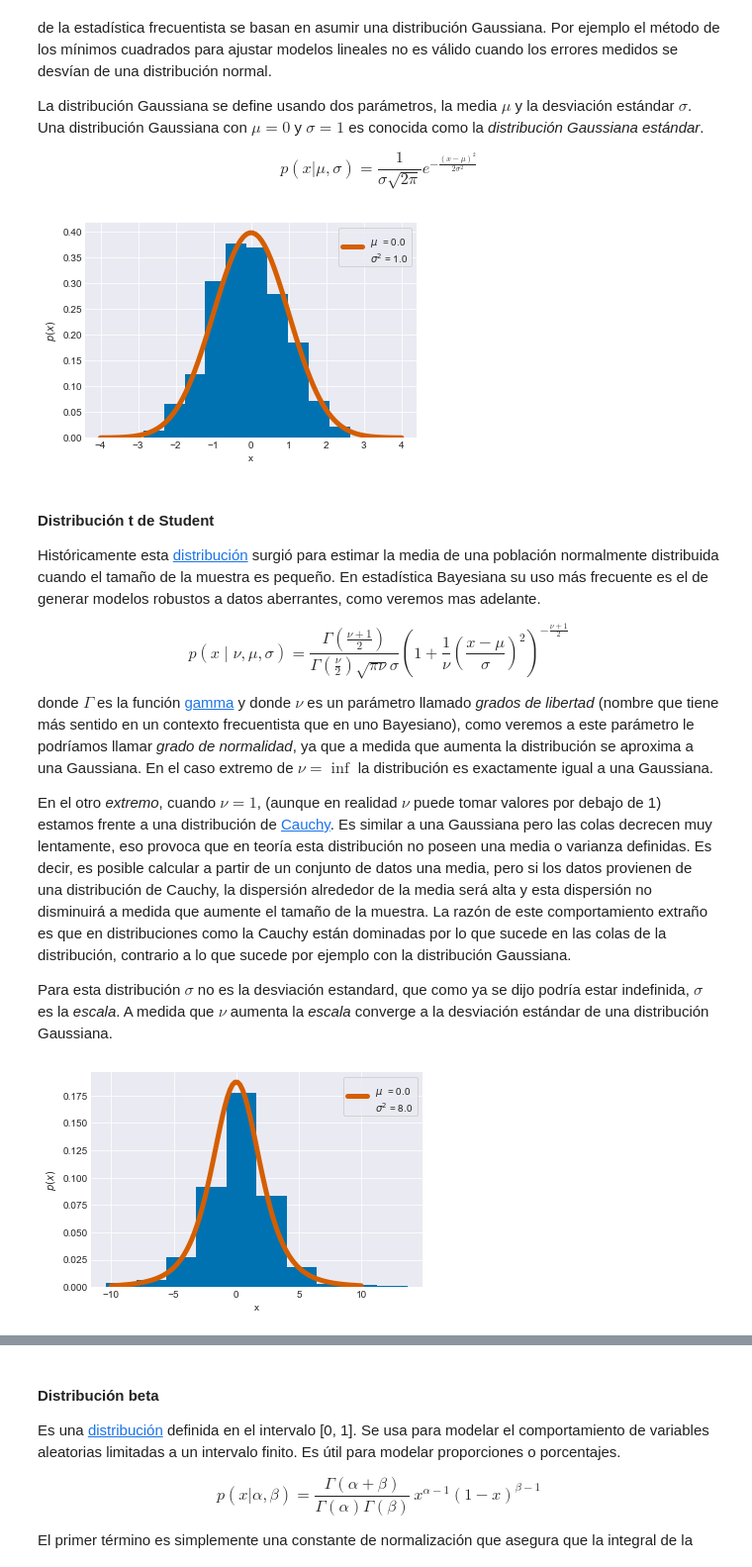
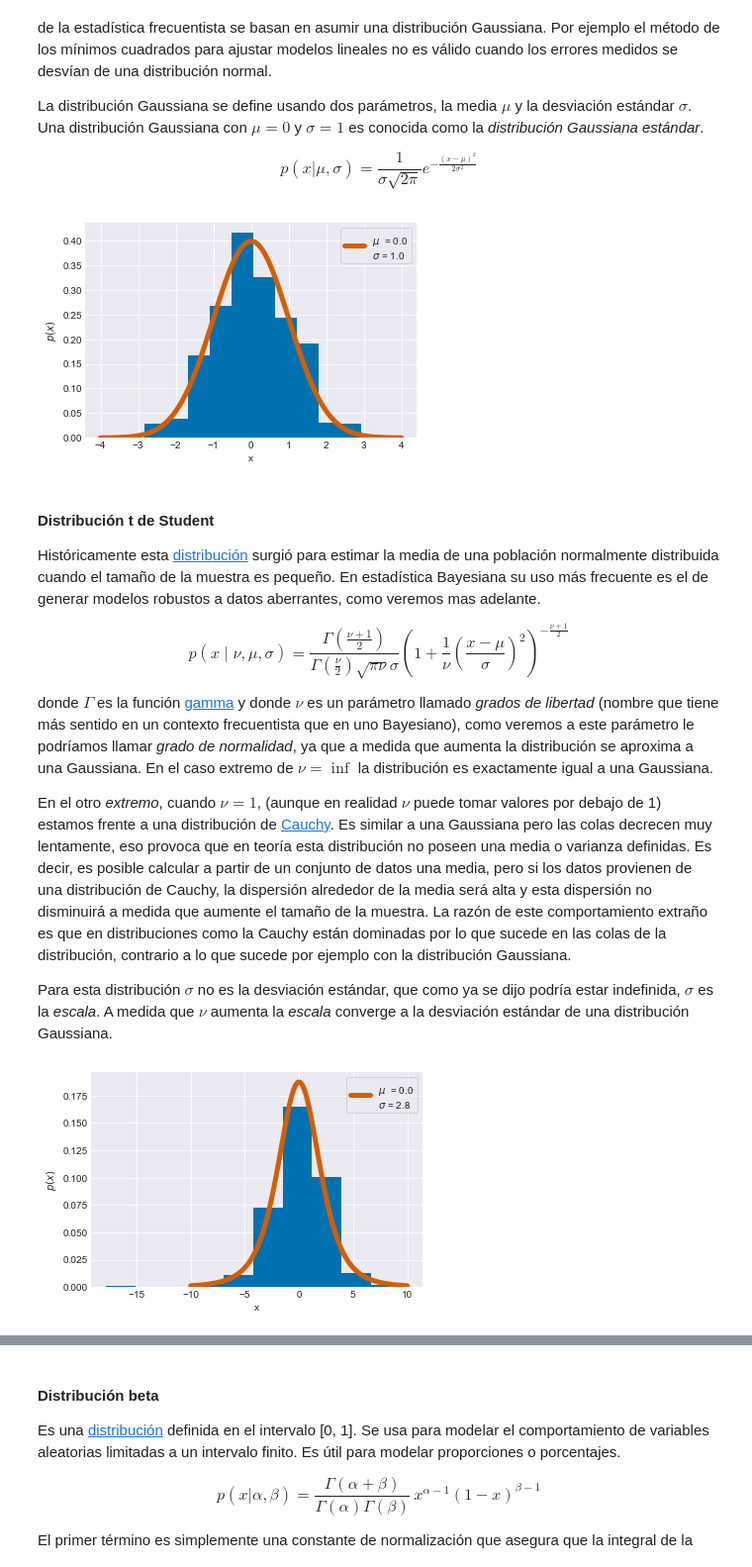
Before and after one commit to danzaconloros/intro_ciencia_de_datos, a Jupyter notebook: 02_distribuciones_de_probabilidad.ipynb, the cells around one changed output, grey strips where cells are left out. Shown at 99% size. Cells and saved outputs as stored; diff of their text form; code cells hidden in the pictures.

```diff
--- a/02_distribuciones_de_probabilidad.ipynb
+++ b/02_distribuciones_de_probabilidad.ipynb
@@ -196,18 +197,19 @@ p(x|\mu,\sigma) = \frac{1}{\sigma \sqrt{ 2 \pi}} e^{ - \frac{ (x - \mu)^2 } {2 \
 $$
 # %%
 distri = stats.norm(loc=0, scale=1)  # media cero y desviación standard 1
-x_values = np.linspace(-4, 4, 100)
-x = distri.rvs(500)  # muestrear 500 valores de la distribución
-x_pdf = distri.pdf(x_values)  # la pdf evaluada para todos los x_values
-plt.hist(x, normed=True)
+x = np.linspace(-4, 4, 100)
+x_rvs = distri.rvs(500)  # muestrear 500 valores de la distribución
+x_pdf = distri.pdf(x)  # la pdf evaluada para todos los x
+plt.hist(x_rvs, normed=True)
 media, varianza = distri.stats(moments='mv')
-plt.plot (x_values, x_pdf, color='C2', lw=5,
-           label='$\mu$  = {:3.1f}\n$\sigma^2$ = {:3.1f}'.format(float(media), float(varianza)))
+plt.plot (x, x_pdf, color='C2', lw=5,
+           label='$\mu$  = {:3.1f}\n$\sigma$ = {:3.1f}'.format(float(media),
+                                                               float(varianza)**0.5))
 plt.xlabel('x')
 plt.ylabel('$p(x)$')
 plt.legend(frameon=True);
 # %% [output]
-[figure, old version]
+[figure, new version]
 # %% [markdown]
 #### Distribución t de Student
 
@@ -221,21 +223,22 @@ donde $\Gamma$ es la función [gamma](https://en.wikipedia.org/wiki/Gamma_functi
 
 En el otro _extremo_, cuando $\nu=1$, (aunque en realidad $\nu$ puede tomar valores por debajo de 1) estamos frente a una distribución de [Cauchy](https://en.wikipedia.org/wiki/Cauchy_distribution). Es similar a una Gaussiana pero las colas decrecen muy lentamente, eso provoca que en teoría esta distribución no poseen una media o varianza definidas. Es decir, es posible calcular a partir de un conjunto de datos una media, pero si los datos provienen de una distribución de Cauchy, la dispersión alrededor de la media será alta y esta dispersión no disminuirá a medida que aumente el tamaño de la muestra. La razón de este comportamiento extraño es que en distribuciones como la Cauchy están dominadas por lo que sucede en las colas de la distribución, contrario a lo que sucede por ejemplo con la distribución Gaussiana.
 
-Para esta distribución $\sigma$ no es la desviación estandard, que como ya se dijo podría estar indefinida, $\sigma$ es la _escala_. A medida que $\nu$ aumenta la _escala_ converge a la desviación estándar de una distribución Gaussiana.
+Para esta distribución $\sigma$ no es la desviación estándar, que como ya se dijo podría estar indefinida, $\sigma$ es la _escala_. A medida que $\nu$ aumenta la _escala_ converge a la desviación estándar de una distribución Gaussiana.
 # %%
 distri = stats.t(loc=0, scale=2, df=4) # media 0, escala 2, grados de libertad 4
-x_values = np.linspace(-10, 10, 100)
-x = distri.rvs(500)  # muestrear 500 valores de la distribución
-x_pdf = distri.pdf(x_values)  # la pdf evaluada para todos los x_values
-plt.hist(x, normed=True)
+x = np.linspace(-10, 10, 100)
+x_rvs = distri.rvs(500)  # muestrear 500 valores de la distribución
+x_pdf = distri.pdf(x)  # la pdf evaluada para todos los x
+plt.hist(x_rvs, normed=True)
 media, varianza = distri.stats(moments='mv')
-plt.plot (x_values, x_pdf, color='C2', lw=5,
-           label='$\mu$  = {:3.1f}\n$\sigma^2$ = {:3.1f}'.format(float(media), float(varianza)))
+plt.plot (x, x_pdf, color='C2', lw=5,
+           label='$\mu$  = {:3.1f}\n$\sigma$ = {:3.1f}'.format(float(media),
+                                                               float(varianza)**0.5))
 plt.xlabel('x')
 plt.ylabel('$p(x)$')
 plt.legend(frameon=True);
 # %% [output]
-[figure, old version]
+[figure, new version]
 # %% [markdown]
 #### Distribución exponencial
 
```
Also changed, not shown: parts of 12 cells of this notebook.
